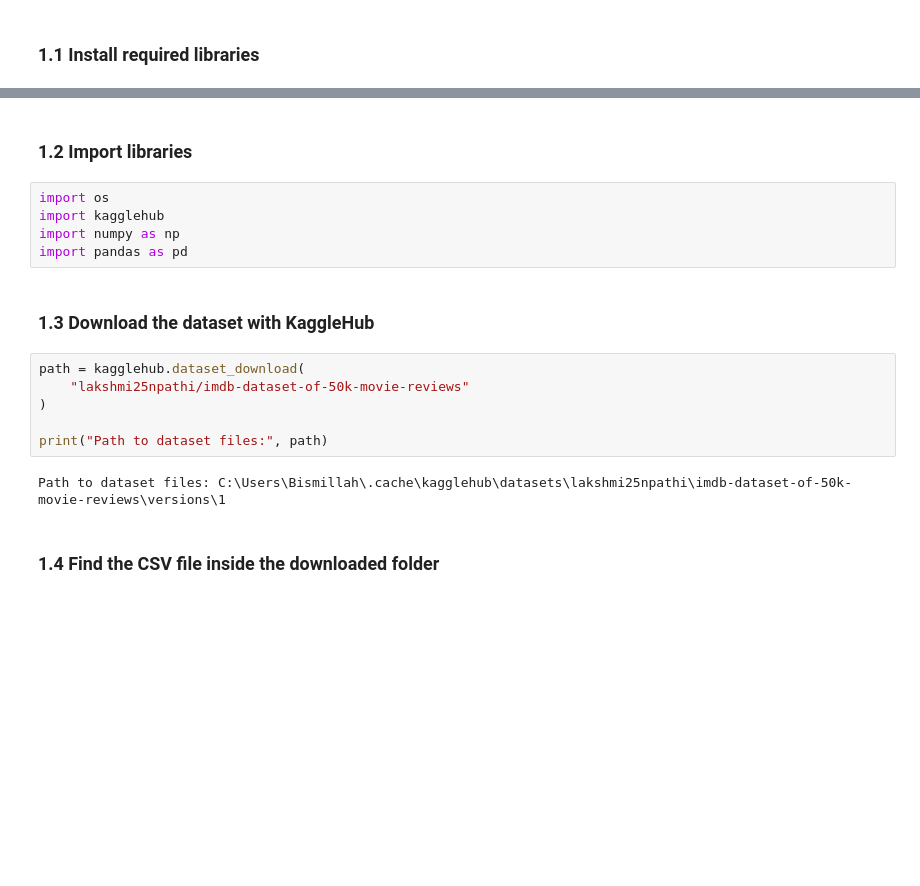
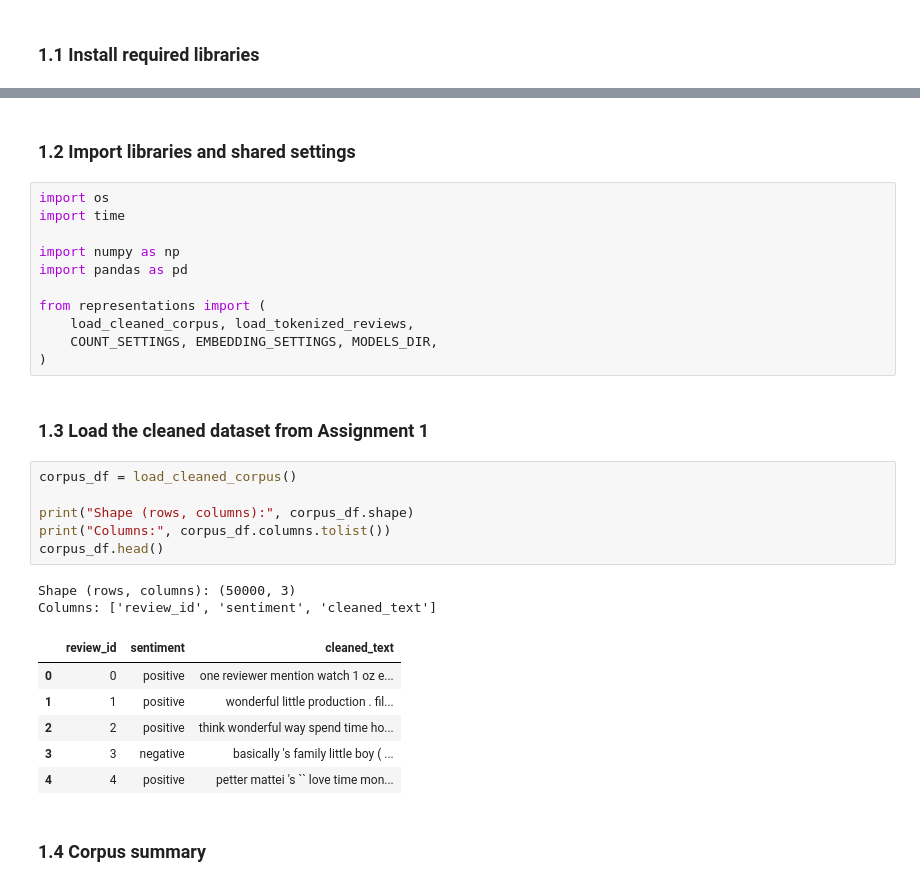
Before and after one commit to ayeshash224/Nlp-project, a Jupyter notebook: Member_1 L1F23BSCS0220.ipynb, the cells around one changed output, grey strips where cells are left out. Drawn from its saved outputs; the diff is of its cells as text; blank space fills up the shorter version.

```diff
--- a/Member_1 L1F23BSCS0220.ipynb
+++ b/Member_1 L1F23BSCS0220.ipynb
@@ -24,21 +24,34 @@ Successfully installed blis-1.3.4 catalogue-2.0.10 cloudpathlib-0.26.0 confectio
 Note: you may need to restart the kernel to use updated packages.
 # %% [markdown]
-### 1.2 Import libraries
+### 1.2 Import libraries and shared settings
 # %%
 import os
-import kagglehub
+import time
+
 import numpy as np
 import pandas as pd
+
+from representations import (
+    load_cleaned_corpus, load_tokenized_reviews,
+    COUNT_SETTINGS, EMBEDDING_SETTINGS, MODELS_DIR,
+)
 # %% [markdown]
-### 1.3 Download the dataset with KaggleHub
+### 1.3 Load the cleaned dataset from Assignment 1
 # %%
-path = kagglehub.dataset_download(
-    "lakshmi25npathi/imdb-dataset-of-50k-movie-reviews"
-)
+corpus_df = load_cleaned_corpus()
 
-print("Path to dataset files:", path)
+print("Shape (rows, columns):", corpus_df.shape)
+print("Columns:", corpus_df.columns.tolist())
+corpus_df.head()
 # %% [output]
-Path to dataset files: C:\Users\Bismillah\.cache\kagglehub\datasets\lakshmi25npathi\imdb-dataset-of-50k-movie-reviews\versions\1
+Shape (rows, columns): (50000, 3)
+Columns: ['review_id', 'sentiment', 'cleaned_text']
+|  | review_id | sentiment | cleaned_text |
+| 0 | 0 | positive | one reviewer mention watch 1 oz e... |
+| 1 | 1 | positive | wonderful little production . fil... |
+| 2 | 2 | positive | think wonderful way spend time ho... |
+| 3 | 3 | negative | basically 's family little boy ( ... |
+| 4 | 4 | positive | petter mattei 's `` love time mon... |
 # %% [markdown]
-### 1.4 Find the CSV file inside the downloaded folder
+### 1.4 Corpus summary
 # %%
```
Also changed, not shown: parts of 119 cells of this notebook, 2 other files.
